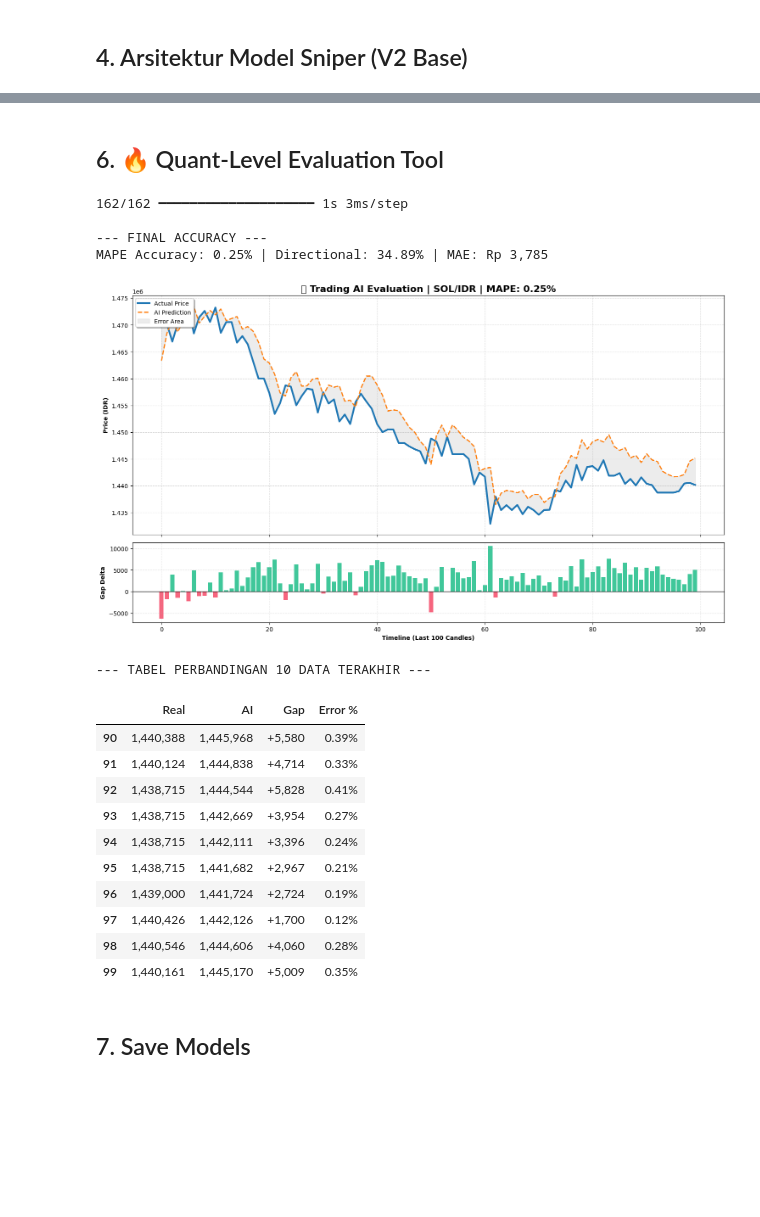
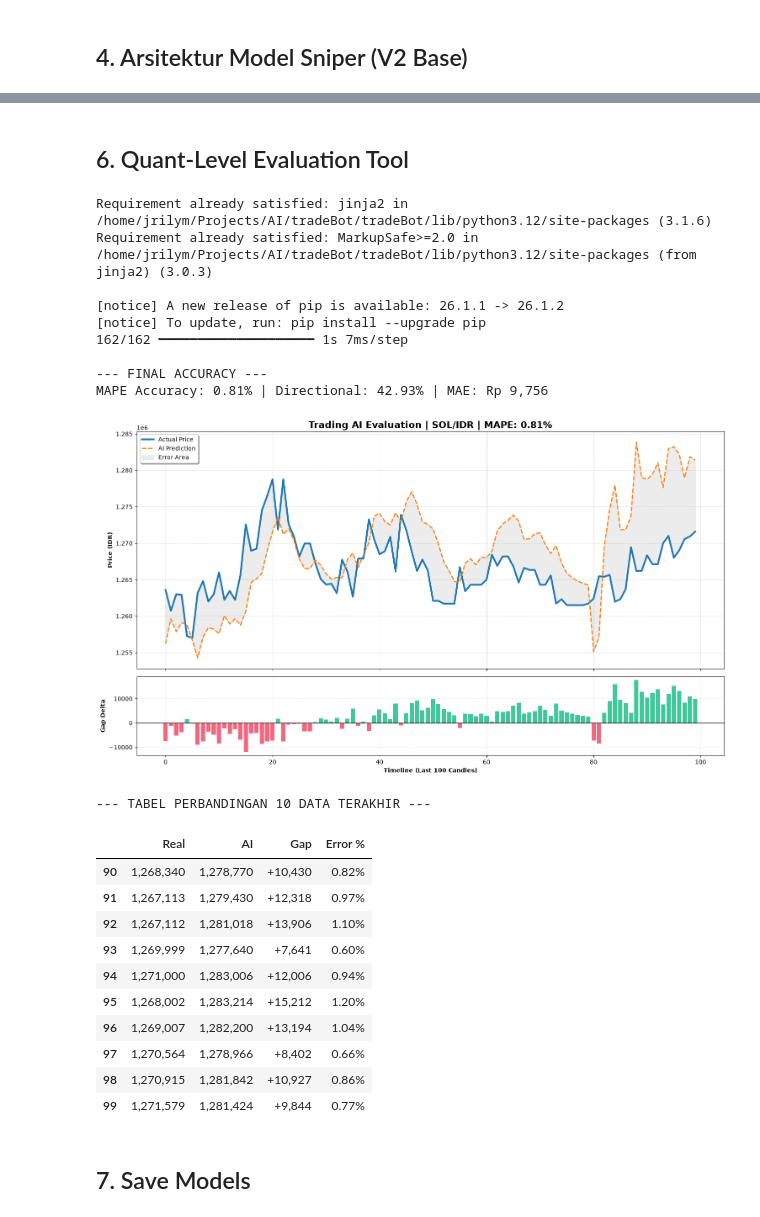
Before and after one commit to timbubadibako/tradex-AI, a Jupyter notebook: backend/Master_MultiAsset_Trainer.ipynb, the cells around one changed output, grey strips where cells are left out. Saved outputs shown, nothing was run; the diff lists cells and outputs as text; code cells hidden in the pictures; blank space fills up the shorter version.

Commit message:
chore: cleanup repository, implement cloud-centric model storage, and fix portfolio dashboard

```diff
--- a/backend/Master_MultiAsset_Trainer.ipynb
+++ b/backend/Master_MultiAsset_Trainer.ipynb
@@ -11,10 +11,10 @@ Notebook ini adalah **Pabrik Model AI** profesional yang menggabungkan basis kua
 5. **Huber Architecture**: Lebih kebal terhadap 'fake pump/dump' dibanding model biasa.
 # %%
 # === KONFIGURASI PABRIK ===
-COIN = 'BTC'           # Pilihan: BTC, ETH, SOL
-TIMEFRAME = '1h'      # Pilihan: 1h, 5
+COIN = 'SOL'           # Pilihan: BTC, ETH, SOL
+TIMEFRAME = '5'      # Pilihan: 1h, 5
 WINDOW_SIZE = 60      # Lookback 60 periode
 FETCH_DATA = False    # Set True jika ingin FORCE download data baru meskipun file sudah ada
 
-print(f"🏭 Factory Mode: Mempersiapkan Model {COIN} ({TIMEFRAME})")
+print(f"Factory Mode: Mempersiapkan Model {COIN} ({TIMEFRAME})")
 # %% [output]
@@ -224,6 +234,8 @@ Epoch 041 | Loss: 0.0000107 | Val Loss: 0.0000119 | MAE: 0.00331
 # %% [markdown]
-## 6. 🔥 Quant-Level Evaluation Tool
+## 6. Quant-Level Evaluation Tool
 # %%
+!pip install jinja2
+
 #  Prediksi pada data test
 y_p_scaled = model.predict(X_test)
 
@@ -255,49 +267,54 @@ gaps = pred - real
 # Subplot 1: Price & Shaded Error Area
 ax1.plot(indices, real, label='Actual Price', color='#1f77b4', linewidth=3)
 ax1.plot(indices, pred, label='AI Prediction', color='#ff7f0e', linestyle='--', linewidth=2)
 ax1.fill_between(indices, real, pred, color='gray', alpha=0.15, label='Error Area')
-ax1.set_title(f"📊 Trading AI Evaluation | {COIN}/IDR | MAPE: {mape:.2f}%", fontsize=16, fontweight='bold')
+ax1.set_title(f"Trading AI Evaluation | {COIN}/IDR | MAPE: {mape:.2f}%", fontsize=16, fontweight='bold')
 ax1.set_ylabel("Price (IDR)", fontweight='bold')
 ax1.legend(loc='upper left', shadow=True)
 ax1.grid(True, linestyle='--', alpha=0.5)
 
 # Subplot 2: Gap Delta Bar (Hijau = Tebakan di atas Market, Merah = Di bawah)
 colors = ['#10b981' if g >= 0 else '#f43f5e' for g in gaps]
 ax2.bar(indices, gaps, color=colors, alpha=0.8, label='Gap (Predict - Actual)')
 ax2.axhline(0, color='black', linewidth=1)
 ax2.set_ylabel("Gap Delta", fontweight='bold')
 ax2.set_xlabel("Timeline (Last 100 Candles)", fontweight='bold')
 ax2.grid(True, linestyle='--', alpha=0.3)
 plt.show()
 
 # 4. Tabel Perbandingan 10 Data Terakhir
 gap_df = pd.DataFrame({'Real': real, 'AI': pred, 'Gap': gaps})
 gap_df['Error %'] = (np.abs(gaps) / real) * 100
 print("\n--- TABEL PERBANDINGAN 10 DATA TERAKHIR ---")
 display(gap_df.tail(10).style.format({
     'Real': '{:,.0f}',
     'AI': '{:,.0f}',
     'Gap': '{:+,.0f}',
     'Error %': '{:.2f}%'
 }))
 # %% [output]
-162/162 ━━━━━━━━━━━━━━━━━━━━ 1s 3ms/step
+Requirement already satisfied: jinja2 in /home/jrilym/Projects/AI/tradeBot/tradeBot/lib/python3.12/site-packages (3.1.6)
+Requirement already satisfied: MarkupSafe>=2.0 in /home/jrilym/Projects/AI/tradeBot/tradeBot/lib/python3.12/site-packages (from jinja2) (3.0.3)
+
+[notice] A new release of pip is available: 26.1.1 -> 26.1.2
+[notice] To update, run: pip install --upgrade pip
+162/162 ━━━━━━━━━━━━━━━━━━━━ 1s 7ms/step
 
 --- FINAL ACCURACY ---
-MAPE Accuracy: 0.25% | Directional: 34.89% | MAE: Rp 3,785
+MAPE Accuracy: 0.81% | Directional: 42.93% | MAE: Rp 9,756
-[figure, old version]
+[figure, new version]
 --- TABEL PERBANDINGAN 10 DATA TERAKHIR ---
 |  | Real | AI | Gap | Error % |
-| 90 | 1,440,388 | 1,445,968 | +5,580 | 0.39% |
-| 91 | 1,440,124 | 1,444,838 | +4,714 | 0.33% |
-| 92 | 1,438,715 | 1,444,544 | +5,828 | 0.41% |
-| 93 | 1,438,715 | 1,442,669 | +3,954 | 0.27% |
-| 94 | 1,438,715 | 1,442,111 | +3,396 | 0.24% |
-| 95 | 1,438,715 | 1,441,682 | +2,967 | 0.21% |
-| 96 | 1,439,000 | 1,441,724 | +2,724 | 0.19% |
-| 97 | 1,440,426 | 1,442,126 | +1,700 | 0.12% |
-| 98 | 1,440,546 | 1,444,606 | +4,060 | 0.28% |
-| 99 | 1,440,161 | 1,445,170 | +5,009 | 0.35% |
+| 90 | 1,268,340 | 1,278,770 | +10,430 | 0.82% |
+| 91 | 1,267,113 | 1,279,430 | +12,318 | 0.97% |
+| 92 | 1,267,112 | 1,281,018 | +13,906 | 1.10% |
+| 93 | 1,269,999 | 1,277,640 | +7,641 | 0.60% |
+| 94 | 1,271,000 | 1,283,006 | +12,006 | 0.94% |
+| 95 | 1,268,002 | 1,283,214 | +15,212 | 1.20% |
+| 96 | 1,269,007 | 1,282,200 | +13,194 | 1.04% |
+| 97 | 1,270,564 | 1,278,966 | +8,402 | 0.66% |
+| 98 | 1,270,915 | 1,281,842 | +10,927 | 0.86% |
+| 99 | 1,271,579 | 1,281,424 | +9,844 | 0.77% |
 # %% [markdown]
 ## 7. Save Models
 # %%
```
Also changed, not shown: parts of 8 cells of this notebook, 19 other files.
